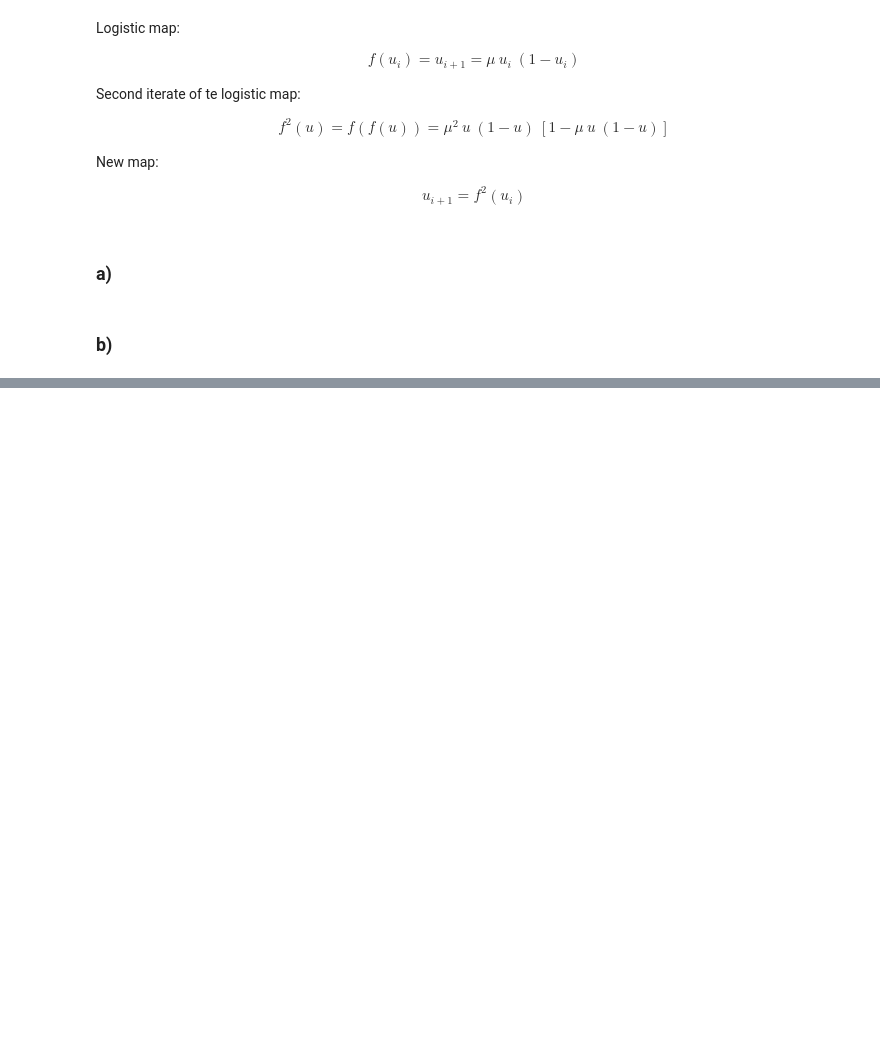
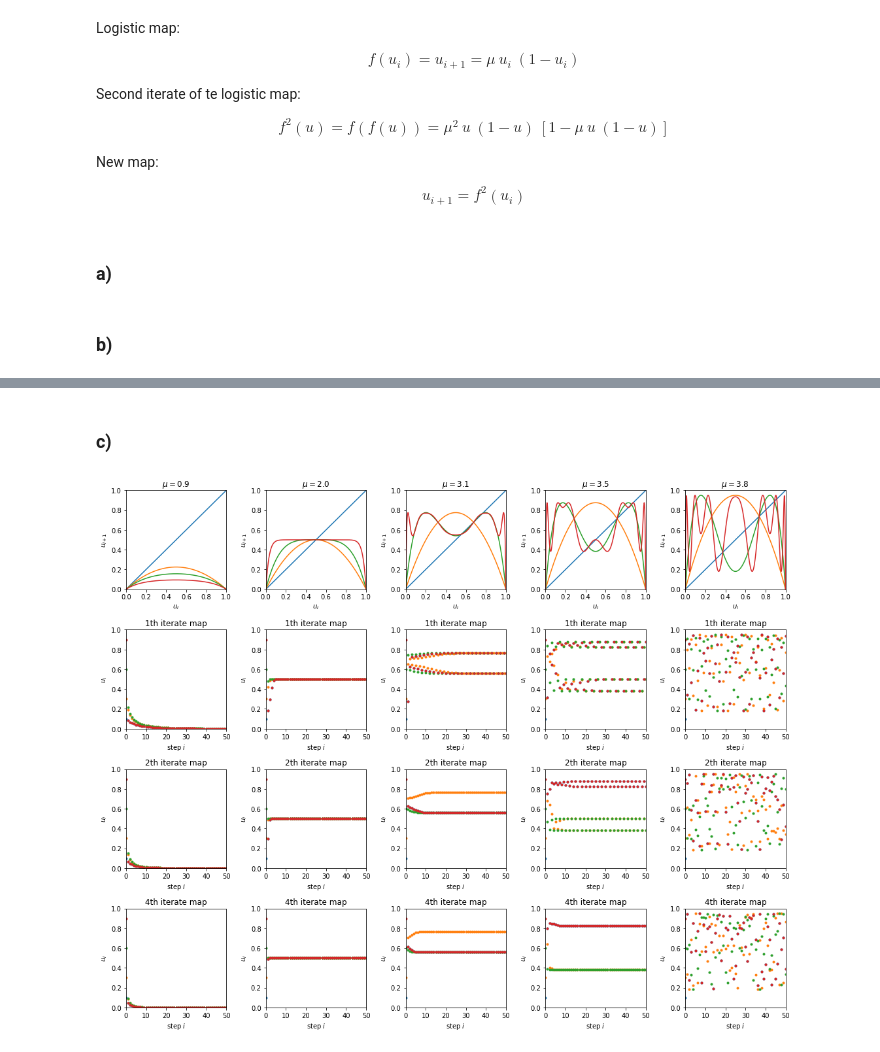
Before and after one commit to ManshaP/CCEES, a Jupyter notebook: exercise_2/1_second_iterate.ipynb, the cells around one changed output, grey strips where cells are left out. Cells and saved outputs as stored; diff of their text form; code cells hidden in the pictures; blank space fills up the shorter version.

```diff
--- a/exercise_2/1_second_iterate.ipynb
+++ b/exercise_2/1_second_iterate.ipynb
@@ -47,0 +107,2 @@ def logistic_2_iterates(u, mus, n=2):
+# %% [markdown]
+### c)
@@ -48,10 +143,52 @@ def logistic_2_iterates(u, mus, n=2):
 # %%
 # calculate with given parameters
 
-mus = [.1, 1., 2., 3., 4.]
-u_range = np.linspace(0, 2, 400)
+mus = [.9, 2., 3.1, 3.5, 3.8]
+u_0s = [.1, .3, .6, .9]
+iterates = [1, 2, 4]
 
-sim = logistic_2_iterates(u_range, mus, 4)
+sim = n_iterates(mus, u_0s, iterates)
+# %%
+# plot results
+
+n_mu = len(mus)
+n_iters = len(iterates)
+
+fig = plt.figure()
+
+axs = []
+for i in range(n_mu):
+    axs.append([])
+    axs[-1].append(plt.subplot2grid((n_iters+1, n_mu), (0, i)))
+    for j in range(n_iters):
+        axs[-1].append(plt.subplot2grid((n_iters+1, n_mu), (j+1, i)))
+
+for i, mu in enumerate(sim.keys()):
+
+    for iterate in sim[mu]['u_u_graph']:
+        axs[i][0].plot(sim[mu]['u_u_graph'][0], iterate)
+
+    axs[i][0].set_title(r'$\mu = {}$'.format(mu))
+    axs[i][0].set_xlim(0, 1)
+    axs[i][0].set_ylim(0, 1)
+    axs[i][0].set_xlabel(r'$u_i$')
+    axs[i][0].set_ylabel(r'$u_{i+1}$')
+
+    for j, iterate in enumerate(sim[mu]['u_steps'].keys()):
+        for u_0, u_i in sim[mu]['u_steps'][iterate].items():
+            axs[i][j+1].plot(u_i, linestyle='none', marker='.')
+
+        axs[i][j+1].set_title(r'{}th iterate map'.format(iterate))
+        axs[i][j+1].set_ylim(0, 1)
+        axs[i][j+1].set_xlim(0, 50)
+        axs[i][j+1].set_xlabel(r'step $i$')
+        axs[i][j+1].set_ylabel(r'$u_i$')
+
+fig.set_size_inches(3 * n_mu, 3 * (n_iters+1))
+fig.tight_layout()
+plt.show()
+# %% [output]
+[figure, added]
 # %%
 # plot results
 
```
Also changed, not shown: parts of 10 cells of this notebook.
